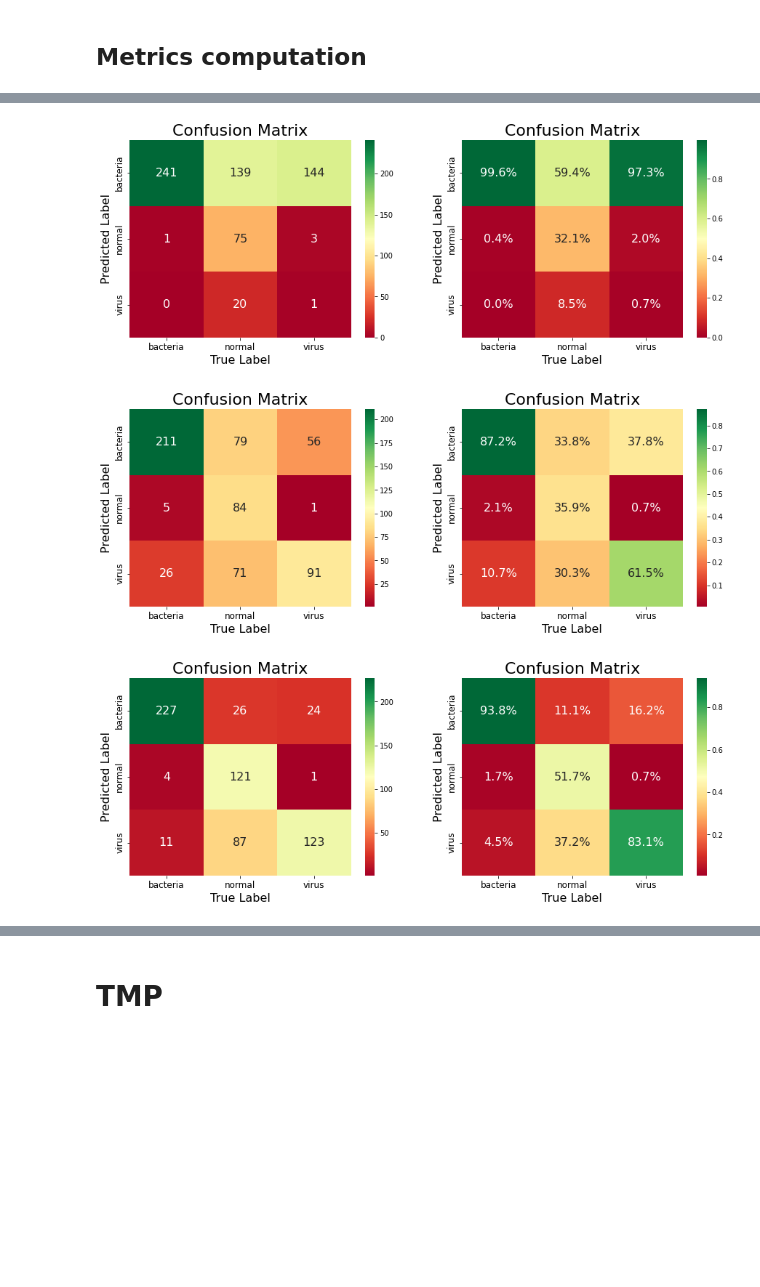
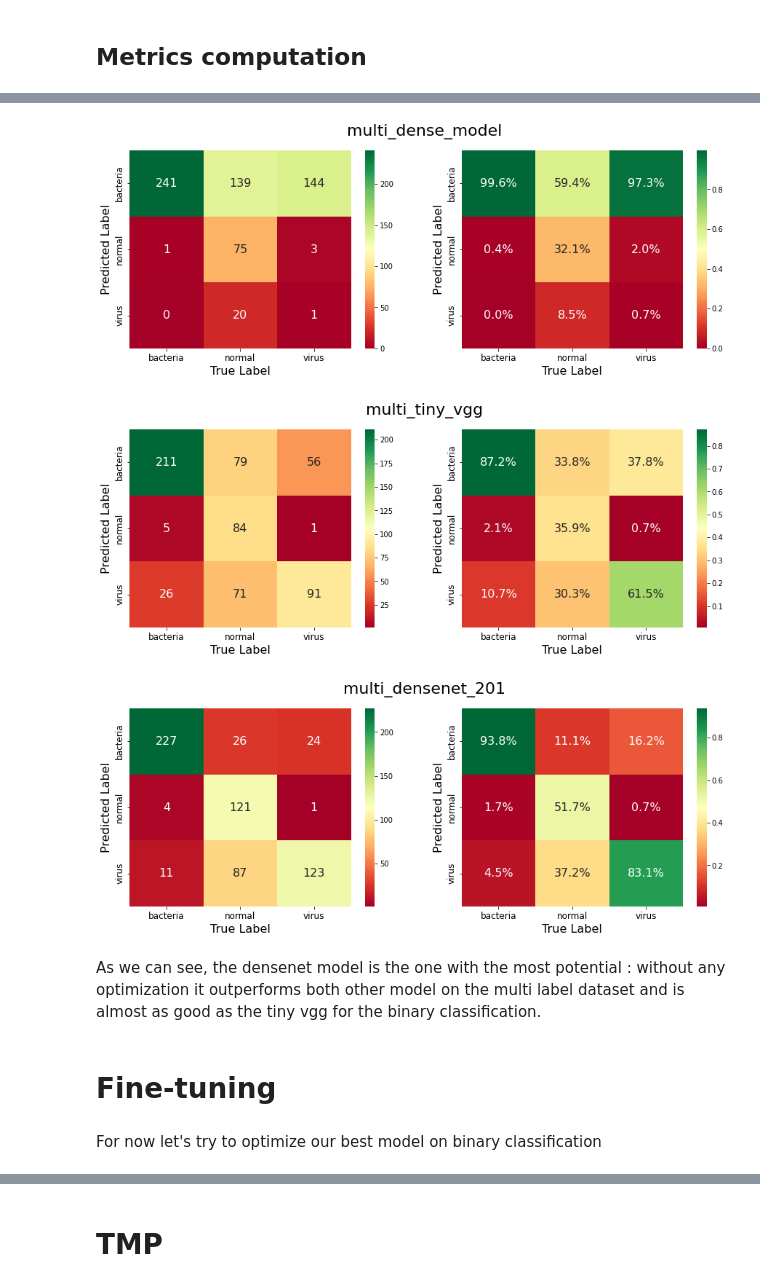
Before and after one commit to alexandre-pinon/zoidberg-2.0, a Jupyter notebook: zoidberg_2_0.ipynb, the cells around one changed output, grey strips where cells are left out. Cells and saved outputs as stored; diff of their text form; code cells hidden in the pictures; blank space fills up the shorter version.

Commit message:
Fine tuning

```diff
--- a/zoidberg_2_0.ipynb
+++ b/zoidberg_2_0.ipynb
@@ -459,5 +464,5 @@ pd.DataFrame(multi_metrics)
 # %%
-for y_true, y_pred, _ in binary_evaluation_scores:
+for i, (y_true, y_pred, _) in enumerate(binary_evaluation_scores):
   cm = confusion_matrix(y_true, y_pred)
-  helpers.plot_confusion_matrixes(cm.T, binary_class_names)
+  helpers.plot_confusion_matrixes(cm.T, binary_class_names, model_name=binary_models[i].name)
 # %% [output]
@@ -467,8 +472,14 @@ for y_true, y_pred, _ in binary_evaluation_scores:
 # %%
-for y_true, y_pred, _ in multi_evaluation_scores:
+for i, (y_true, y_pred, _) in enumerate(multi_evaluation_scores):
   cm = confusion_matrix(y_true, y_pred)
-  helpers.plot_confusion_matrixes(cm.T, multi_class_names)
+  helpers.plot_confusion_matrixes(cm.T, multi_class_names, model_name=multi_models[i].name)
 # %% [output]
-[figure, old version]
+[figure, new version]
-[figure, old version]
+[figure, new version]
-[figure, old version]
+[figure, new version]
+# %% [markdown]
+As we can see, the densenet model is the one with the most potential : without any optimization it outperforms both other model on the multi label dataset and is almost as good as the tiny vgg for the binary classification.
+# %% [markdown]
+# Fine-tuning
+# %% [markdown]
+For now let's try to optimize our best model on binary classification
```
Also changed, not shown: parts of 25 cells of this notebook, 1 other file.
